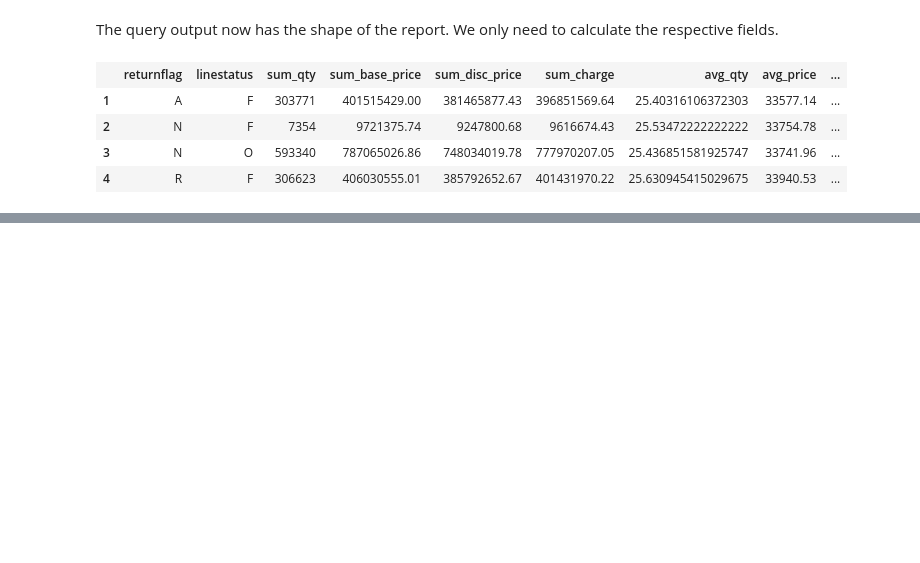
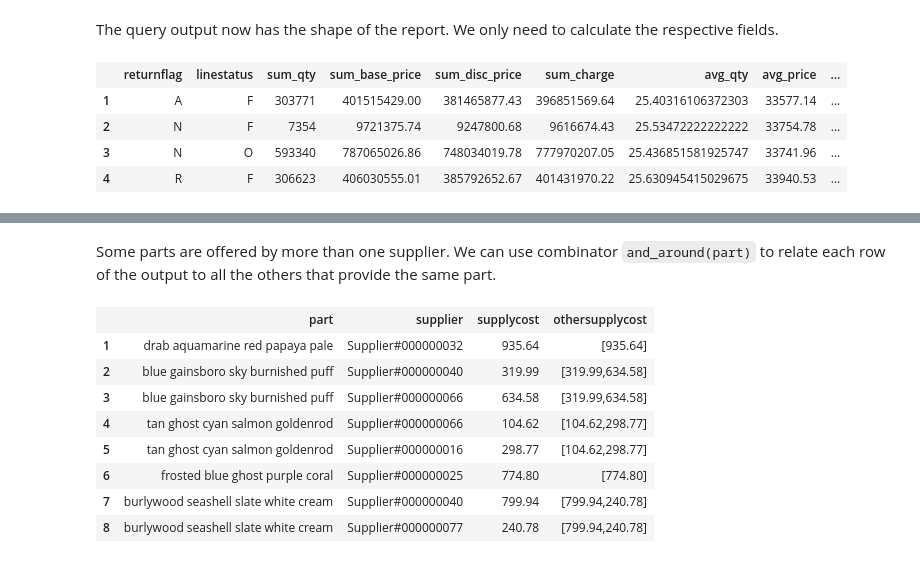
Before and after one commit to rbt-lang/rbt-proto, a Jupyter notebook: jl/demo/tpch-queries.ipynb, the cells around one changed output, grey strips where cells are left out. Saved outputs shown, nothing was run; the diff lists cells and outputs as text; code cells hidden in the pictures; blank space fills up the shorter version.

```diff
--- a/jl/demo/tpch-queries.ipynb
+++ b/jl/demo/tpch-queries.ipynb
@@ -230,0 +333,21 @@ The query output now has the shape of the report.  We only need to calculate the
+# %% [markdown]
+Some parts are offered by more than one supplier.  We can use combinator `and_around(part)` to relate each row of the output to all the others that provide the same part.
+# %%
+@query(
+    partsupp
+    :filter(
+        (part.size == SIZE) &
+        contains(part.type_, TYPE) &
+        (supplier.nation.region.name == REGION))
+    :select(part, supplier, supplycost, othersupplycost => and_around(part).supplycost),
+    SIZE=8, TYPE="BRASS", REGION="EUROPE")
+# %% [output]
+|  | part | supplier | supplycost | othersupplycost |
+| 1 | drab aquamarine red papaya pale | Supplier#000000032 | 935.64 | [935.64] |
+| 2 | blue gainsboro sky burnished puff | Supplier#000000040 | 319.99 | [319.99,634.58] |
+| 3 | blue gainsboro sky burnished puff | Supplier#000000066 | 634.58 | [319.99,634.58] |
+| 4 | tan ghost cyan salmon goldenrod | Supplier#000000066 | 104.62 | [104.62,298.77] |
+| 5 | tan ghost cyan salmon goldenrod | Supplier#000000016 | 298.77 | [104.62,298.77] |
+| 6 | frosted blue ghost purple coral | Supplier#000000025 | 774.80 | [774.80] |
+| 7 | burlywood seashell slate white cream | Supplier#000000040 | 799.94 | [799.94,240.78] |
+| 8 | burlywood seashell slate white cream | Supplier#000000077 | 240.78 | [799.94,240.78] |
```
Also changed, not shown: parts of 9 cells of this notebook, 4 other files.
